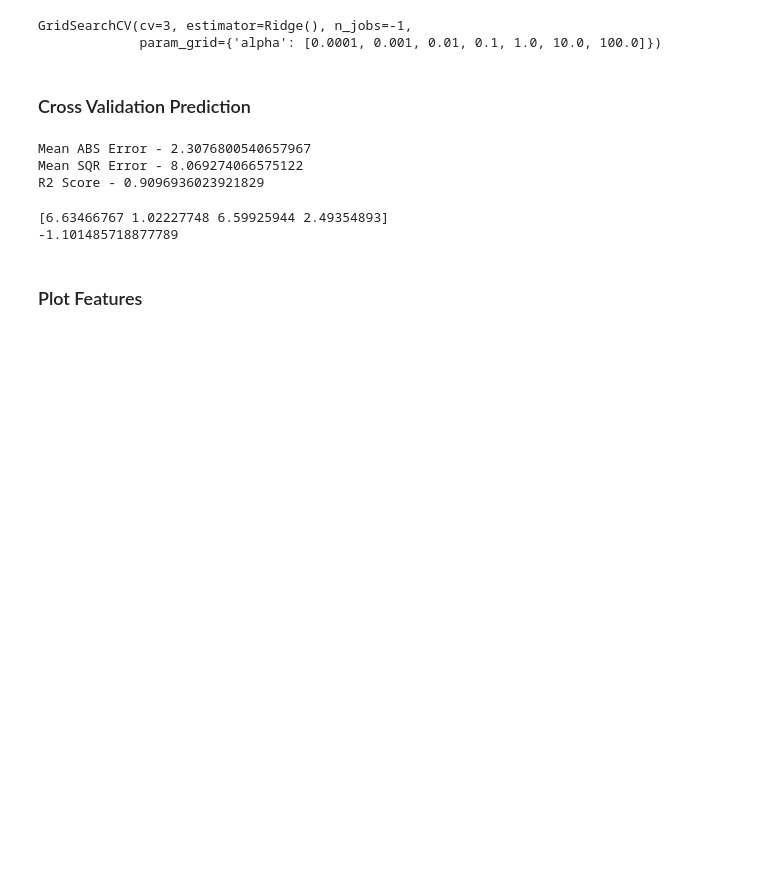
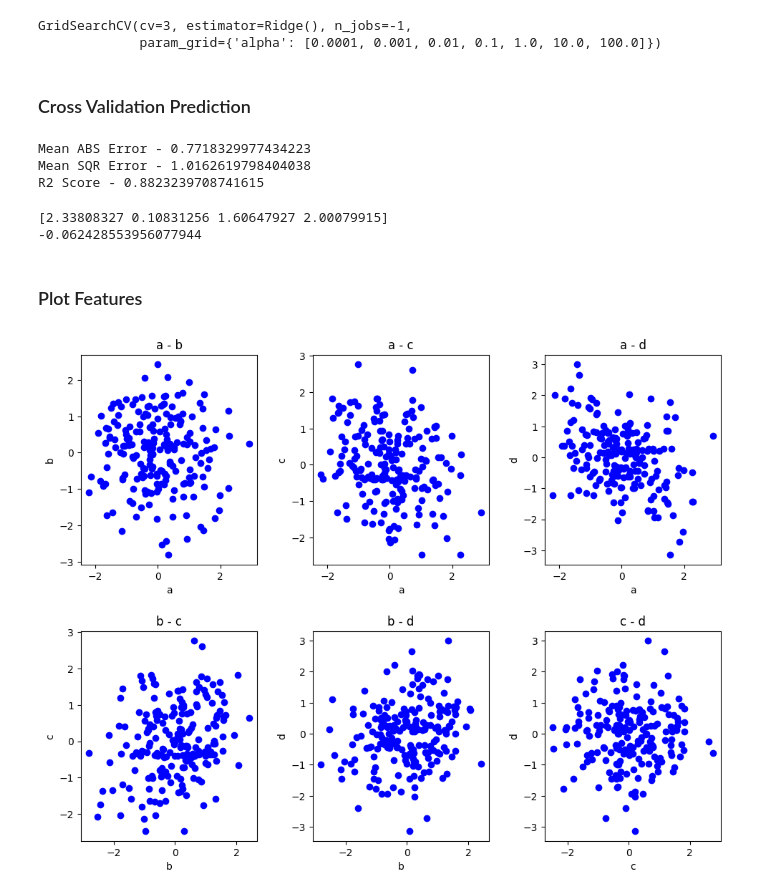
Before and after one commit to kebo0267/AI_ML_Classwork, a Jupyter notebook: tutorials/ridge_regression.ipynb, the cells around one changed output. Drawn from its saved outputs; the diff is of its cells as text; code cells hidden in the pictures; blank space fills up the shorter version.

```diff
--- a/tutorials/ridge_regression.ipynb
+++ b/tutorials/ridge_regression.ipynb
@@ -16,7 +16,7 @@ from sklearn.datasets import make_regression
 # %%
 #Make Datasets
 
-X,y = make_regression(n_samples=100,n_features=4,noise=1, random_state=315,effective_rank=2)
+X,y = make_regression(n_samples=1000,n_features=4,noise=1, random_state=315,effective_rank=2)
 
 df = pd.DataFrame(X,columns=["a","b","c","d"])
 df["e"] = y
@@ -102,15 +102,47 @@ print(f'Mean ABS Error - {mae}')
 print(f'Mean SQR Error - {mse}')
 print(f'R2 Score - {r2}')
 # %% [output]
-Mean ABS Error - 2.3076800540657967
-Mean SQR Error - 8.069274066575122
-R2 Score - 0.9096936023921829
+Mean ABS Error - 0.7718329977434223
+Mean SQR Error - 1.0162619798404038
+R2 Score - 0.8823239708741615
 # %%
 ridge_cv.best_estimator_
 print(ridge_cv.best_estimator_.coef_)
 print(ridge_cv.best_estimator_.intercept_)
 # %% [output]
-[6.63466767 1.02227748 6.59925944 2.49354893]
--1.101485718877789
+[2.33808327 0.10831256 1.60647927 2.00079915]
+-0.062428553956077944
 # %% [markdown]
 ### Plot Features
+# %%
+rows = 2
+cols = 3
+
+feature_x_index = 0
+feature_y_index = feature_x_index + 1
+running = True
+fig, axs = plt.subplots(nrows=rows, ncols=cols, figsize=(10,8))
+for i in range(rows):
+    if not running:
+        break
+    for j in range(cols):
+        ax = axs[i,j]
+        data_x = X_test[:,feature_x_index]
+        data_y = X_test[:,feature_y_index]
+        ax.scatter(data_x,data_y, color="blue")
+        title = f'{df.columns[feature_x_index]} - {df.columns[feature_y_index]}'
+        ax.set_title(title)
+        ax.set_xlabel(f'{df.columns[feature_x_index]}')
+        ax.set_ylabel(f'{df.columns[feature_y_index]}')
+        feature_y_index += 1
+        if feature_y_index == X_test.shape[1]:
+            feature_x_index += 1
+            feature_y_index = feature_x_index + 1
+            if feature_y_index == X_test.shape[1]:
+                running = False
+                break
+
+plt.tight_layout(pad=2.0)
+plt.show()
+# %% [output]
+[figure, added]
```
Also changed, not shown: parts of 7 cells of this notebook.
